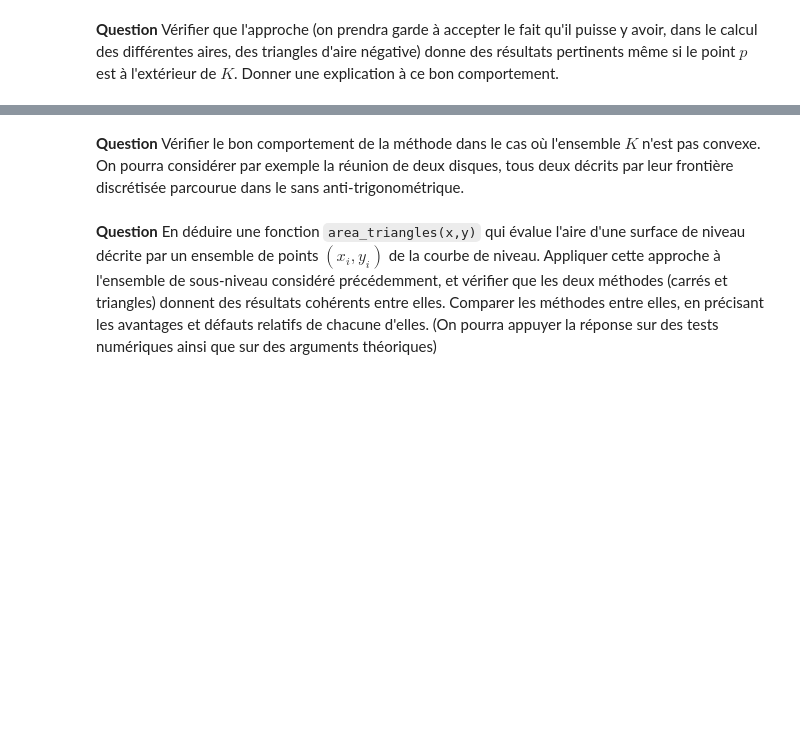
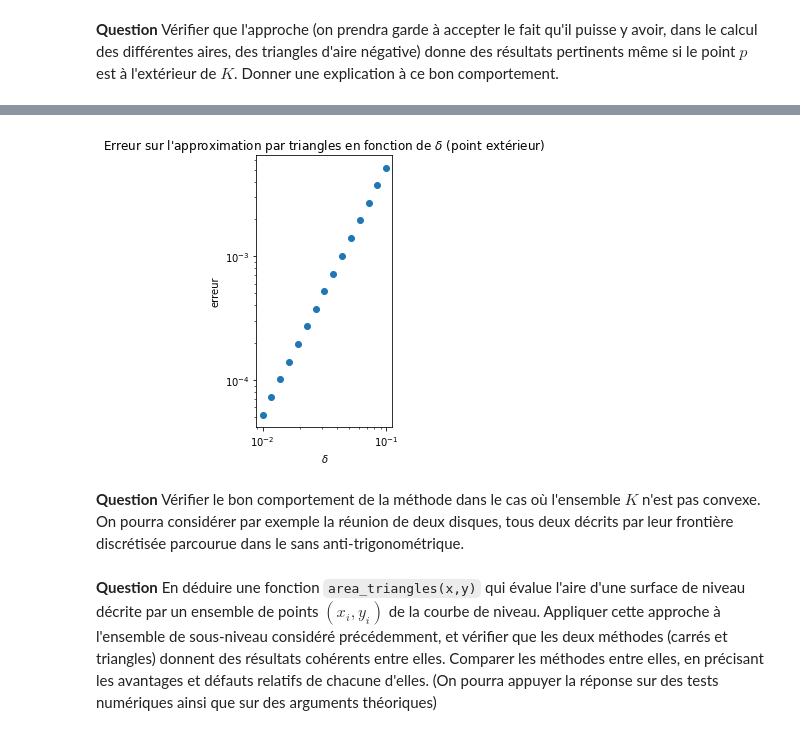
Before and after one commit to WatchfulCoder/projet-numerique-CD, a Jupyter notebook: projet-maths-info.ipynb, the cells around one changed output, grey strips where cells are left out. Drawn from its saved outputs; the diff is of its cells as text; code cells hidden in the pictures; blank space fills up the shorter version.

```diff
--- a/projet-maths-info.ipynb
+++ b/projet-maths-info.ipynb
@@ -555,3 +568,25 @@ plt.show()
+# %%
+# courbe de l'erreur - avec un point à l'extérieur
+N_sample = 15
+
+values_delta = np.geomspace(0.01, 0.1, N_sample)
+# on écrit le nombre de points requis pour s'assurer un cercle complet
+ords_decentre = [
+    abs(np.pi - aire_BN(f_test, 1., 0., delta, int(np.pi/np.arcsin(delta/2) + 3),
+                       p=(3,-10)))  # exemple de point pris à l'extérieur
+    for delta in values_delta
+]
+
+plt.title("Erreur sur l'approximation par triangles en fonction de $\delta$ (point extérieur)")
+plt.xscale('log')
+plt.xlabel('$\delta$')
+plt.yscale('log')
+plt.ylabel('erreur')
+plt.scatter(values_delta, ords_decentre)
+plt.axis('scaled')
+plt.show()
+# %% [output]
+[figure, added]
 # %% [markdown]
 **Question** Vérifier le bon comportement de la méthode dans le cas où l'ensemble $K$ n'est pas convexe. On pourra considérer par exemple la réunion de deux disques, tous deux décrits par leur frontière discrétisée parcourue dans le sans anti-trigonométrique.
 # %% [markdown]
```
Also changed, not shown: parts of 6 cells of this notebook.
